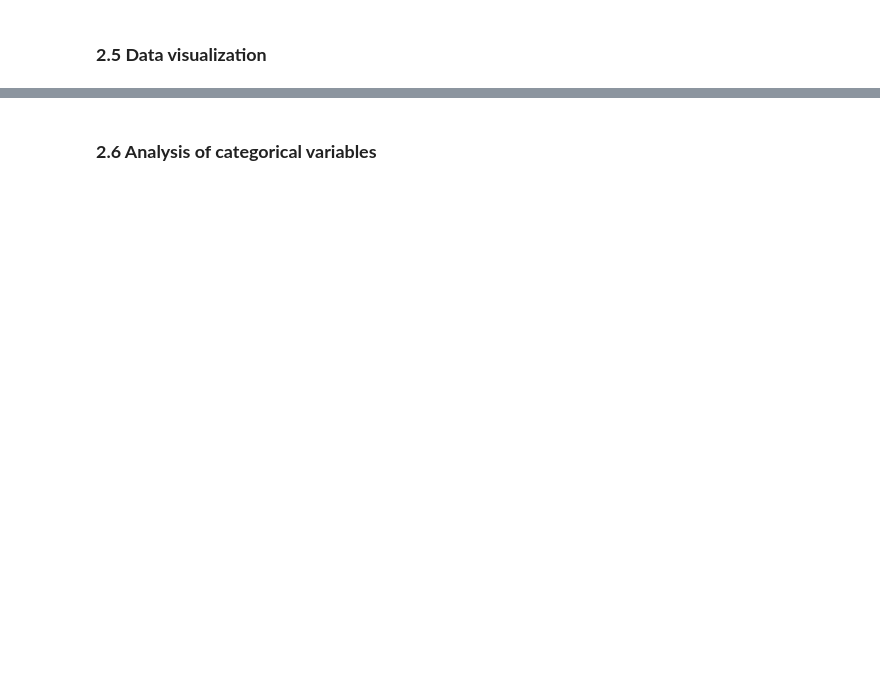
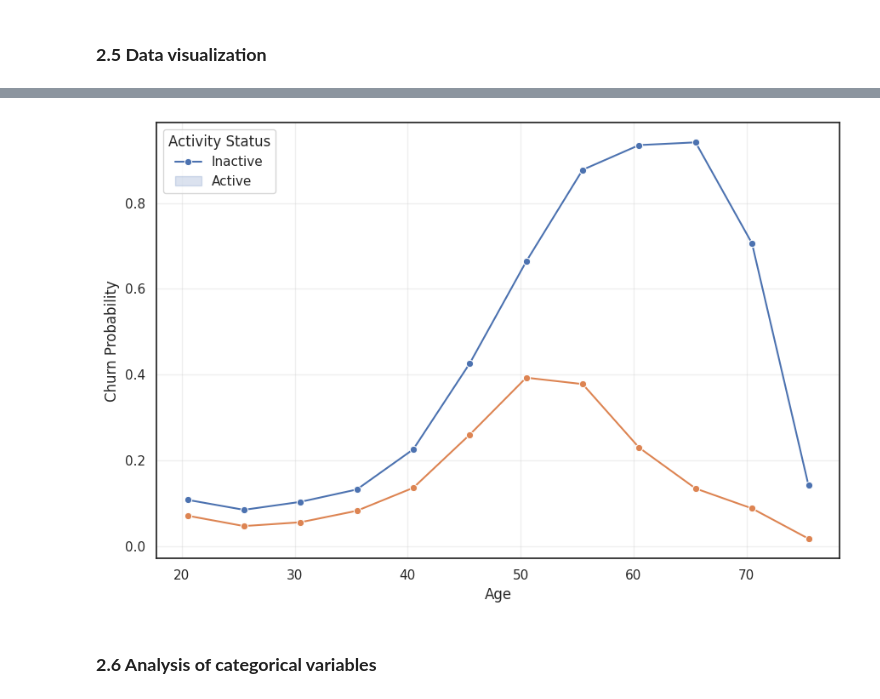
Before and after one commit to PaulSebastian9720/Customer-Churn-Records-Analysis, a Jupyter notebook: 1_ExploratoryAnalysis_&&_Transformations.ipynb, the cells around one changed output, grey strips where cells are left out. Cells and saved outputs as stored; diff of their text form; code cells hidden in the pictures; blank space fills up the shorter version.

```diff
--- a/1_ExploratoryAnalysis_&&_Transformations.ipynb
+++ b/1_ExploratoryAnalysis_&&_Transformations.ipynb
@@ -179,3 +235,47 @@ plt.show()
+# %%
+# Conditional curves: Age vs Churn probability
+age_bins = pd.cut(
+    df['Age'],
+    bins=range(18, 81, 5),
+    right=False
+)
+
+df_age = df.copy()
+df_age['Age_bin'] = age_bins
+
+churn_by_age = (
+    df_age
+    .groupby(['Age_bin', 'IsActiveMember'])['Exited']
+    .mean()
+    .reset_index()
+)
+
+churn_by_age['Age_mid'] = churn_by_age['Age_bin'].apply(
+    lambda x: x.mid if pd.notnull(x) else None
+)
+
+plt.figure(figsize=(9, 6))
+
+sns.lineplot(
+    data=churn_by_age,
+    x='Age_mid',
+    y='Exited',
+    hue='IsActiveMember',
+    marker='o'
+)
+
+plt.xlabel("Age")
+plt.ylabel("Churn Probability")
+plt.legend(
+    title="Activity Status",
+    labels=["Inactive", "Active"]
+)
+plt.grid(alpha=0.3)
+
+plt.tight_layout()
+plt.show()
+# %% [output]
+[figure, added]
 # %% [markdown]
 ### <span id="sec26"></span> **2.6 Analysis of categorical variables**
 # %%
```
Also changed, not shown: parts of 9 cells of this notebook, 1 other file.
